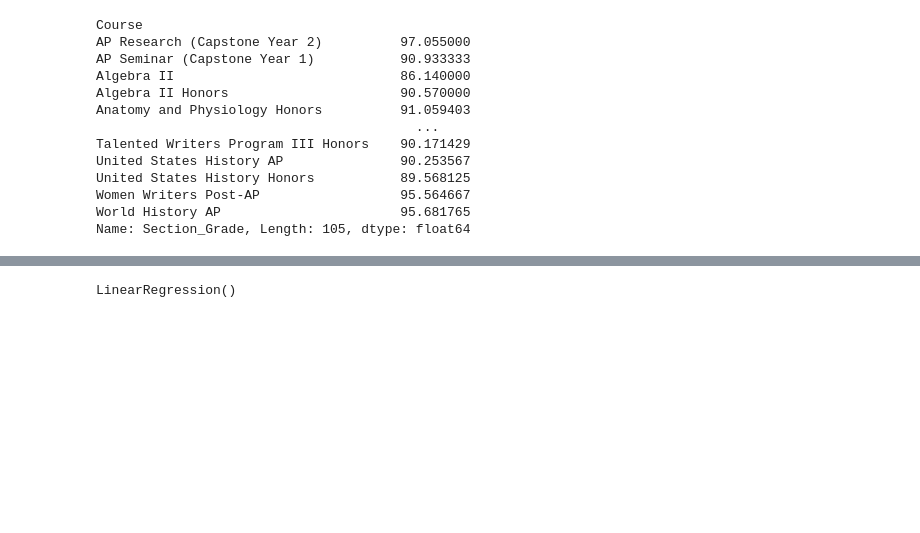
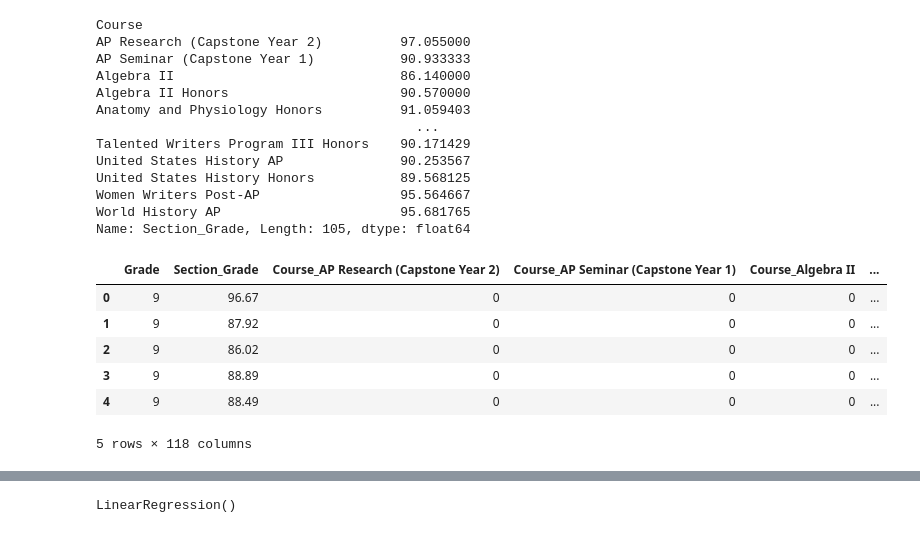
Before and after one commit to KellyPared/analizing_hscourse_data, a Jupyter notebook: Grade_Level_Predictions.ipynb, the cells around one changed output, grey strips where cells are left out. Cells and saved outputs as stored; diff of their text form; code cells hidden in the pictures; blank space fills up the shorter version.

```diff
--- a/Grade_Level_Predictions.ipynb
+++ b/Grade_Level_Predictions.ipynb
@@ -110,0 +121,12 @@ Name: Section_Grade, Length: 105, dtype: float64
+# %%
+# Convert categorical data to numeric with `pd.get_dummies`
+cat_data = pd.get_dummies(new_df)
+cat_data.head()
+# %% [output]
+|  | Grade | Section_Grade | Course_AP Research (Capstone Year 2) | Course_AP Seminar (Capstone Year 1) | Course_Algebra II | ... |
+| 0 | 9 | 96.67 | 0 | 0 | 0 | ... |
+| 1 | 9 | 87.92 | 0 | 0 | 0 | ... |
+| 2 | 9 | 86.02 | 0 | 0 | 0 | ... |
+| 3 | 9 | 88.89 | 0 | 0 | 0 | ... |
+| 4 | 9 | 88.49 | 0 | 0 | 0 | ... |
+5 rows × 118 columns
```
Also changed, not shown: parts of 27 cells of this notebook.
